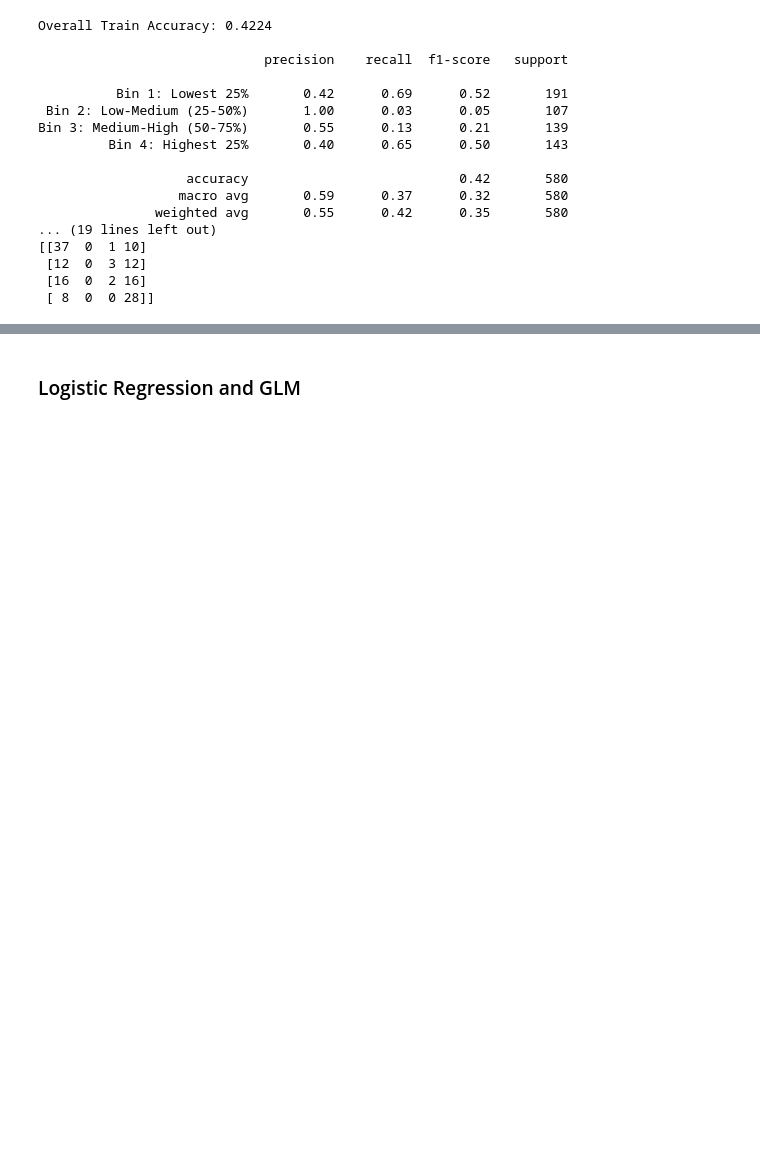
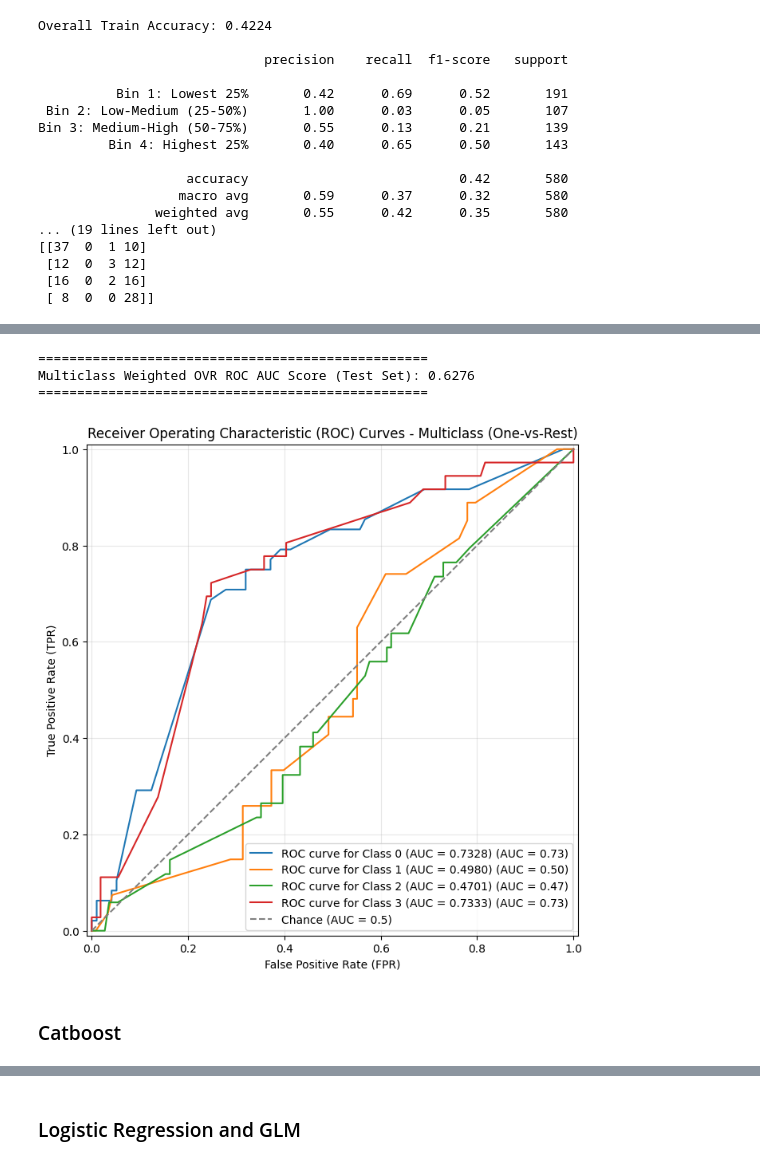
Before and after one commit to juliabarsow/NLP_Job_Postings, a Jupyter notebook: skill_extraction_clustering.ipynb, the cells around one changed output, grey strips where cells are left out. Saved outputs shown, nothing was run; the diff lists cells and outputs as text; code cells hidden in the pictures; blank space fills up the shorter version.

```diff
--- a/skill_extraction_clustering.ipynb
+++ b/skill_extraction_clustering.ipynb
@@ -1048,0 +1201,57 @@ Bin 3: Medium-High (50-75%)       0.55      0.13      0.21       139
+# %%
+# ROC AUC Calculation and Plotting (Adapted for Multiclass)
+from sklearn.preprocessing import label_binarize
+from sklearn.metrics import (
+    roc_auc_score,
+    RocCurveDisplay # Used for plotting the ROC curve
+)
+# Get the probability scores for all classes - y_proba_test will be a matrix of shape (n_samples, n_classes)
+y_proba_test = svm_model.predict_proba(X_test)
+n_classes = len(np.unique(y_test))
+
+# Calculate the Multiclass ROC AUC score (One-vs-Rest approach, weighted average)
+# This calculates the ROC AUC for each class (vs all others) and takes a weighted average.
+multiclass_roc_auc = roc_auc_score(
+    y_test,
+    y_proba_test,
+    multi_class='ovr',
+    average='weighted' # Use 'weighted' to account for class imbalance
+)
+print("\n" + "="*50)
+print(f"Multiclass Weighted OVR ROC AUC Score (Test Set): {multiclass_roc_auc:.4f}")
+print("="*50)
+
+# Binarize the true labels (one-hot encode) for comparison with probability matrix
+y_test_binarized = label_binarize(y_test, classes=np.unique(y))
+
+plt.figure(figsize=(10, 8))
+
+# Plot ROC curve for each class
+for i in range(n_classes):
+    # Calculate AUC for class i (vs. all other classes)
+    class_auc = roc_auc_score(y_test_binarized[:, i], y_proba_test[:, i])
+
+    # RocCurveDisplay.from_predictions is used here to plot the curve for each binary comparison
+    roc_display = RocCurveDisplay.from_predictions(
+        y_test_binarized[:, i],
+        y_proba_test[:, i],
+        name=f"ROC curve for Class {i} (AUC = {class_auc:.4f})",
+        ax=plt.gca() # Plot all curves on the same axes
+    )
+
+# Add the diagonal line
+plt.plot([0, 1], [0, 1], color='gray', linestyle='--', label='Chance (AUC = 0.5)')
+
+plt.title('Receiver Operating Characteristic (ROC) Curves - Multiclass (One-vs-Rest)')
+plt.xlabel('False Positive Rate (FPR)')
+plt.ylabel('True Positive Rate (TPR)')
+plt.legend(loc="lower right")
+plt.grid(alpha=0.3)
+plt.show()
+# %% [output]
+==================================================
+Multiclass Weighted OVR ROC AUC Score (Test Set): 0.6276
+==================================================
+[figure, added]
+# %% [markdown]
+### Catboost
```
Also changed, not shown: parts of 17 cells of this notebook.
